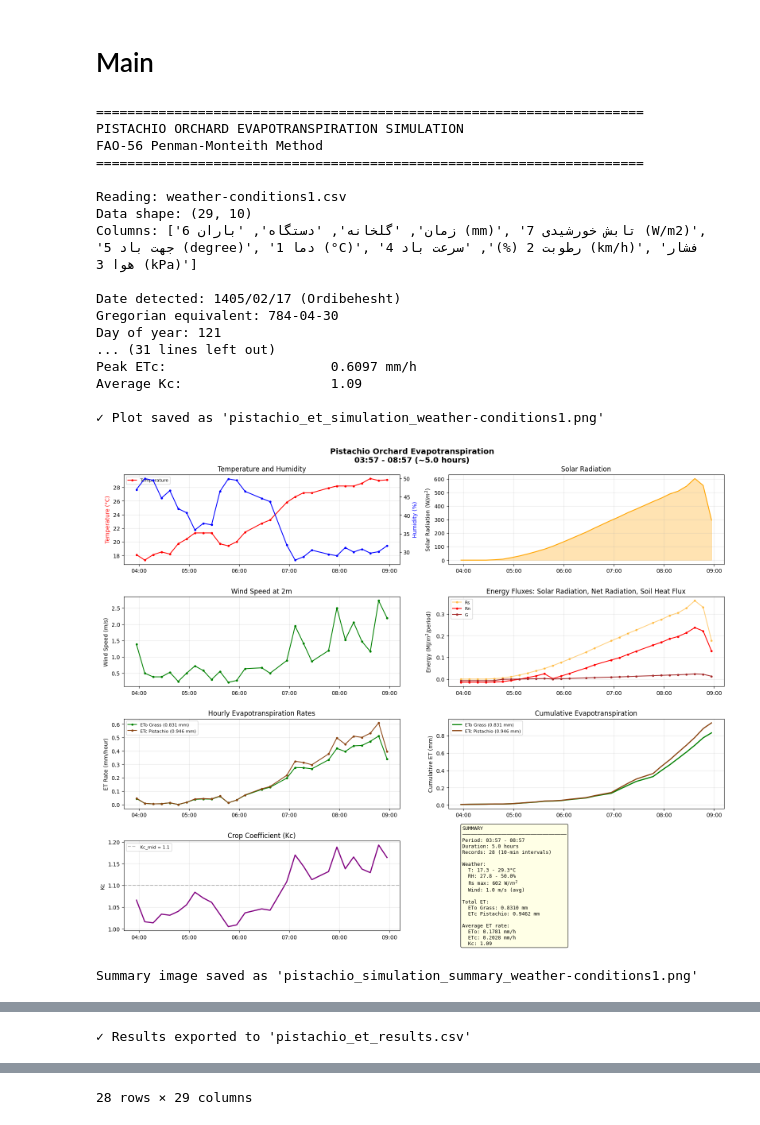
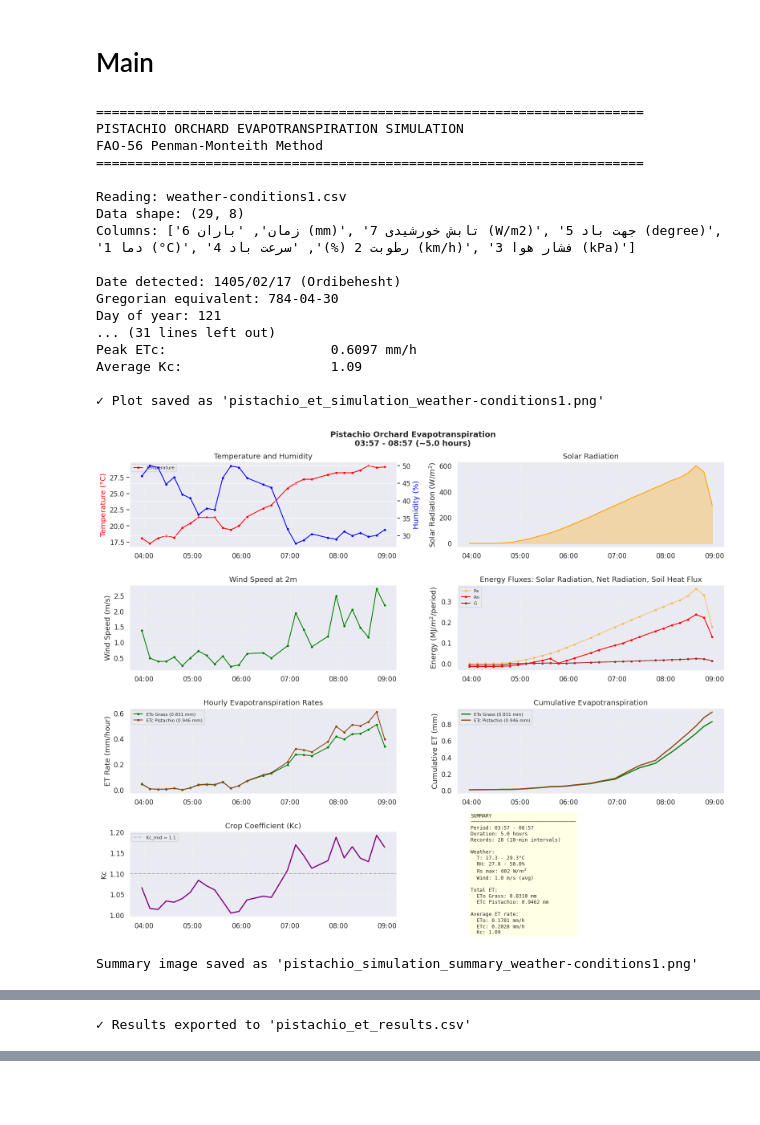
Before and after one commit to Abohlool/Evapotranspiration_analysis, a Jupyter notebook: evapotranspiration_analysis.ipynb, the cells around one changed output, grey strips where cells are left out. Saved outputs shown, nothing was run; the diff lists cells and outputs as text; code cells hidden in the pictures; blank space fills up the shorter version.

Commit message:
Fix csv column issue

```diff
--- a/evapotranspiration_analysis.ipynb
+++ b/evapotranspiration_analysis.ipynb
@@ -1064,37 +1064,37 @@ def main() -> pd.DataFrame | None:
         available_cols = [col for col in export_cols if col in df.columns]
         df_out = df[available_cols].round(6)
         df_out.to_csv('pistachio_et_results.csv', index=False, encoding='utf-8')
         print("\n✓ Results exported to 'pistachio_et_results.csv'")
 
         return df
 
     except FileNotFoundError:
         print(f"\nError: File '{csv_file}' not found!")
         print("Please update the csv_file variable with the correct path.")
     except Exception as e:
         print(f"\nError: {e}")
         traceback.print_exc()
 
-main()
+df = main()
 # %% [output]
 ======================================================================
 PISTACHIO ORCHARD EVAPOTRANSPIRATION SIMULATION
 FAO-56 Penman-Monteith Method
 ======================================================================
 
 Reading: weather-conditions1.csv
-Data shape: (29, 10)
-Columns: ['زمان', 'گلخانه', 'دستگاه', 'باران 6 (mm)', 'تابش خورشیدی 7 (W/m2)', 'جهت باد 5 (degree)', 'دما 1 (°C)', 'رطوبت 2 (%)', 'سرعت باد 4 (km/h)', 'فشار هوا 3 (kPa)']
+Data shape: (29, 8)
+Columns: ['زمان', 'باران 6 (mm)', 'تابش خورشیدی 7 (W/m2)', 'جهت باد 5 (degree)', 'دما 1 (°C)', 'رطوبت 2 (%)', 'سرعت باد 4 (km/h)', 'فشار هوا 3 (kPa)']
 
 Date detected: 1405/02/17 (Ordibehesht)
 Gregorian equivalent: 784-04-30
 Day of year: 121
 ... (31 lines left out)
 Peak ETc:                     0.6097 mm/h
 Average Kc:                   1.09
 
 ✓ Plot saved as 'pistachio_et_simulation_weather-conditions1.png'
-[figure, old version]
+[figure, new version]
 Summary image saved as 'pistachio_simulation_summary_weather-conditions1.png'
 [figure]
 ✓ Results exported to 'pistachio_et_results.csv'
@@ -1118 +1100,0 @@ Summary image saved as 'pistachio_simulation_summary_weather-conditions1.png'
-28 rows × 29 columns
```
Also changed, not shown: parts of 1 cell of this notebook, 4 other files.
